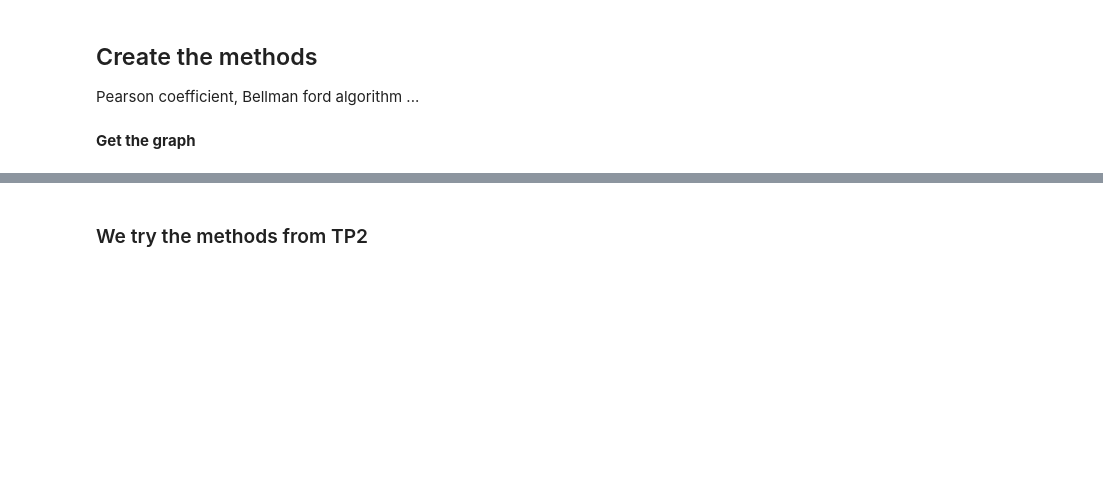
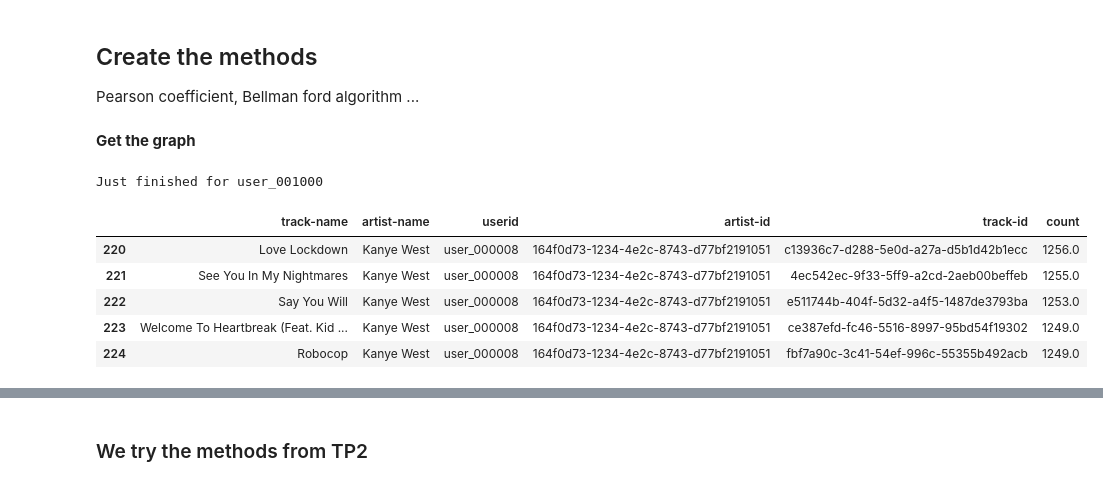
Before and after one commit to chloedia/Graph_Music_Recommendation, a Jupyter notebook: Main.ipynb, the cells around one changed output, grey strips where cells are left out. Saved outputs shown, nothing was run; the diff lists cells and outputs as text; code cells hidden in the pictures; blank space fills up the shorter version.

```diff
--- a/Main.ipynb
+++ b/Main.ipynb
@@ -242,5 +238,23 @@ Pearson coefficient, Bellman ford algorithm ...
 # %%
 train_G  = nx.read_gml("saved_data/graph_user_tracks_train.gml")
 val_G  = nx.read_gml("saved_data/graph_user_tracks_val.gml")
+# %%
+if not exists('./saved_data/val_user_top_logs.tsv'):
+    temp_val = get_only_top(val_user_id_logs,user_id_profile['#id'], n_top = 50)
+    temp_val = temp_val.nlargest(10000,'count')
+    temp_val.to_csv('./saved_data/val_user_top_logs.tsv')
+
+else :
+    temp_val = pd.read_csv('./saved_data/val_user_top_logs.tsv', index_col=0)
+
+temp_val.head()
+# %% [output]
+Just finished for user_001000
+|  | track-name | artist-name | userid | artist-id | track-id | count |
+| 220 | Love Lockdown | Kanye West | user_000008 | 164f0d73-1234-4e2c-8743-d77bf2191051 | c13936c7-d288-5e0d-a27a-d5b1d42b1ecc | 1256.0 |
+| 221 | See You In My Nightmares | Kanye West | user_000008 | 164f0d73-1234-4e2c-8743-d77bf2191051 | 4ec542ec-9f33-5ff9-a2cd-2aeb00beffeb | 1255.0 |
+| 222 | Say You Will | Kanye West | user_000008 | 164f0d73-1234-4e2c-8743-d77bf2191051 | e511744b-404f-5d32-a4f5-1487de3793ba | 1253.0 |
+| 223 | Welcome To Heartbreak (Feat. Kid ... | Kanye West | user_000008 | 164f0d73-1234-4e2c-8743-d77bf2191051 | ce387efd-fc46-5516-8997-95bd54f19302 | 1249.0 |
+| 224 | Robocop | Kanye West | user_000008 | 164f0d73-1234-4e2c-8743-d77bf2191051 | fbf7a90c-3c41-54ef-996c-55355b492acb | 1249.0 |
 # %%
 #Concatenate the train and val sets summing the count for the same track and the same user
```
Also changed, not shown: parts of 13 cells of this notebook, 5 other files.
